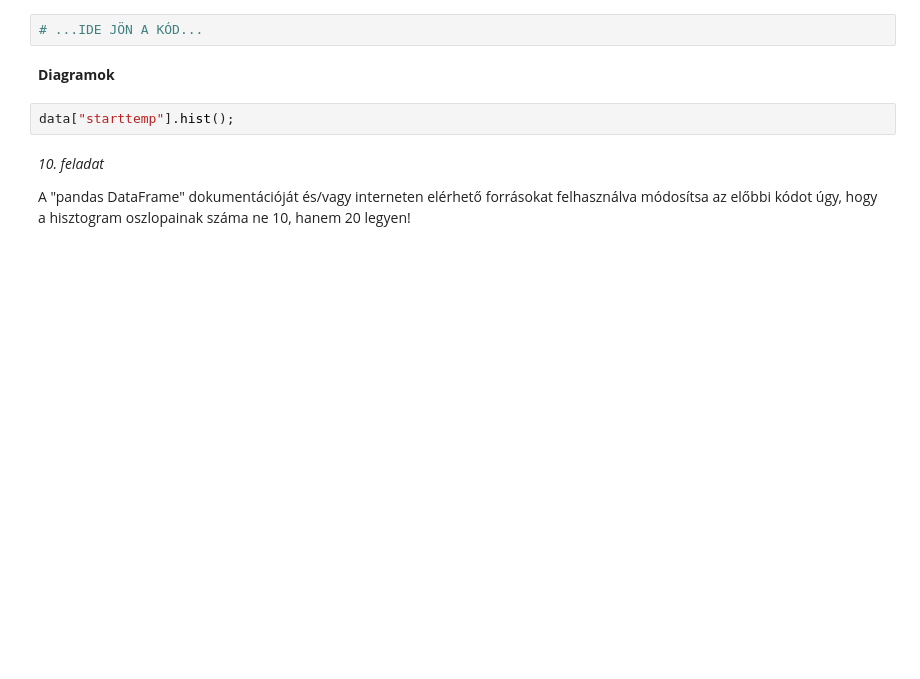
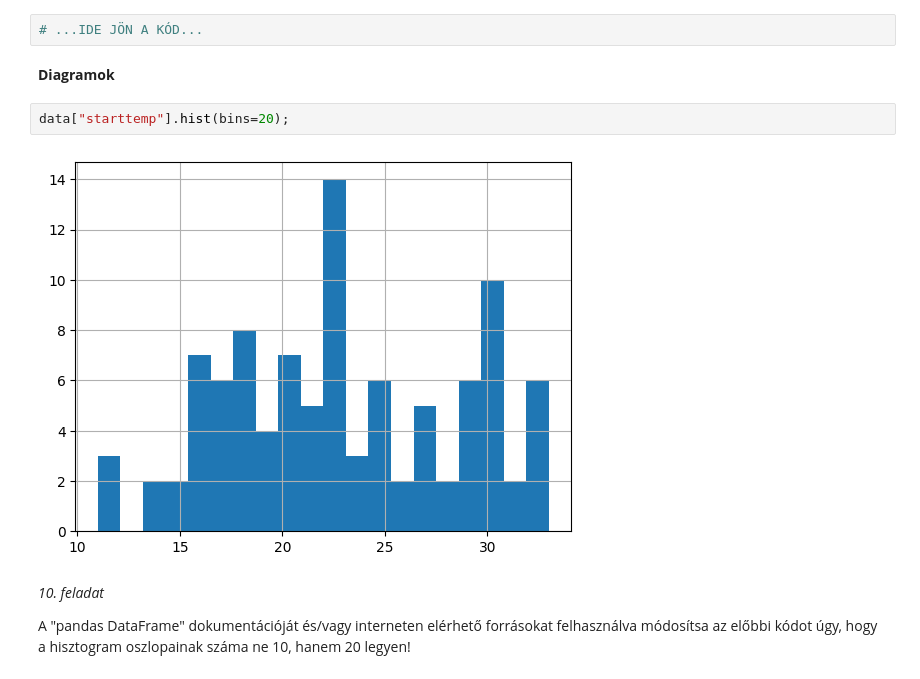
Before and after one commit to CaedesAeterna/IntelligensModszerekTantargy, a Jupyter notebook: Elofeldolgozas_es_vizualizacio.ipynb, the cells around one changed output. Drawn from its saved outputs; the diff is of its cells as text; blank space fills up the shorter version.

```diff
--- a/Elofeldolgozas_es_vizualizacio.ipynb
+++ b/Elofeldolgozas_es_vizualizacio.ipynb
@@ -496,7 +674,9 @@ Számolja ki a kezdeti hőmérséklet
 # %% [markdown]
 **Diagramok**
 # %%
-data["starttemp"].hist();
+data["starttemp"].hist(bins=20);
+# %% [output]
+[figure, added]
 # %% [markdown]
 *10. feladat*
 
```
Also changed, not shown: parts of 35 cells of this notebook.
